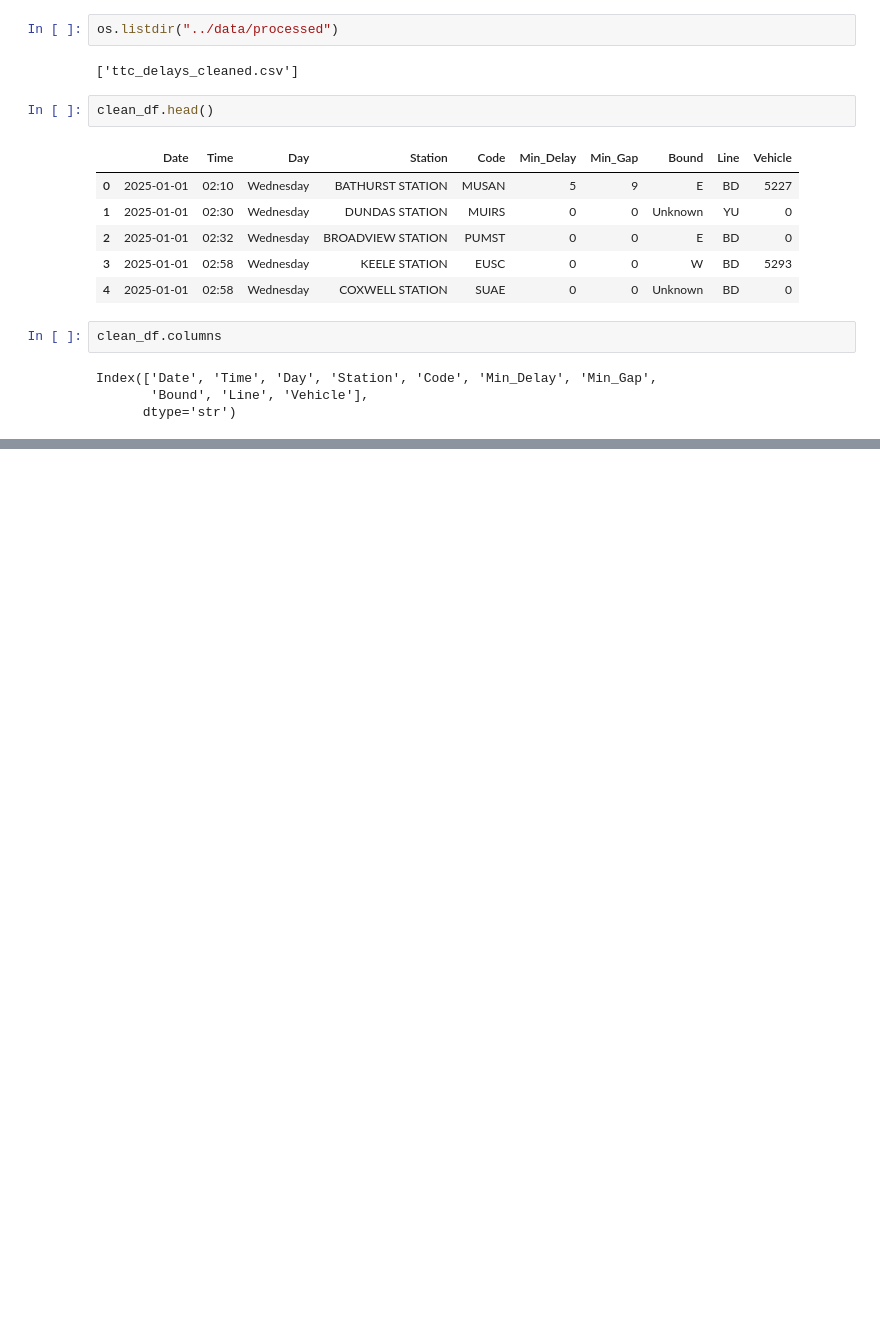
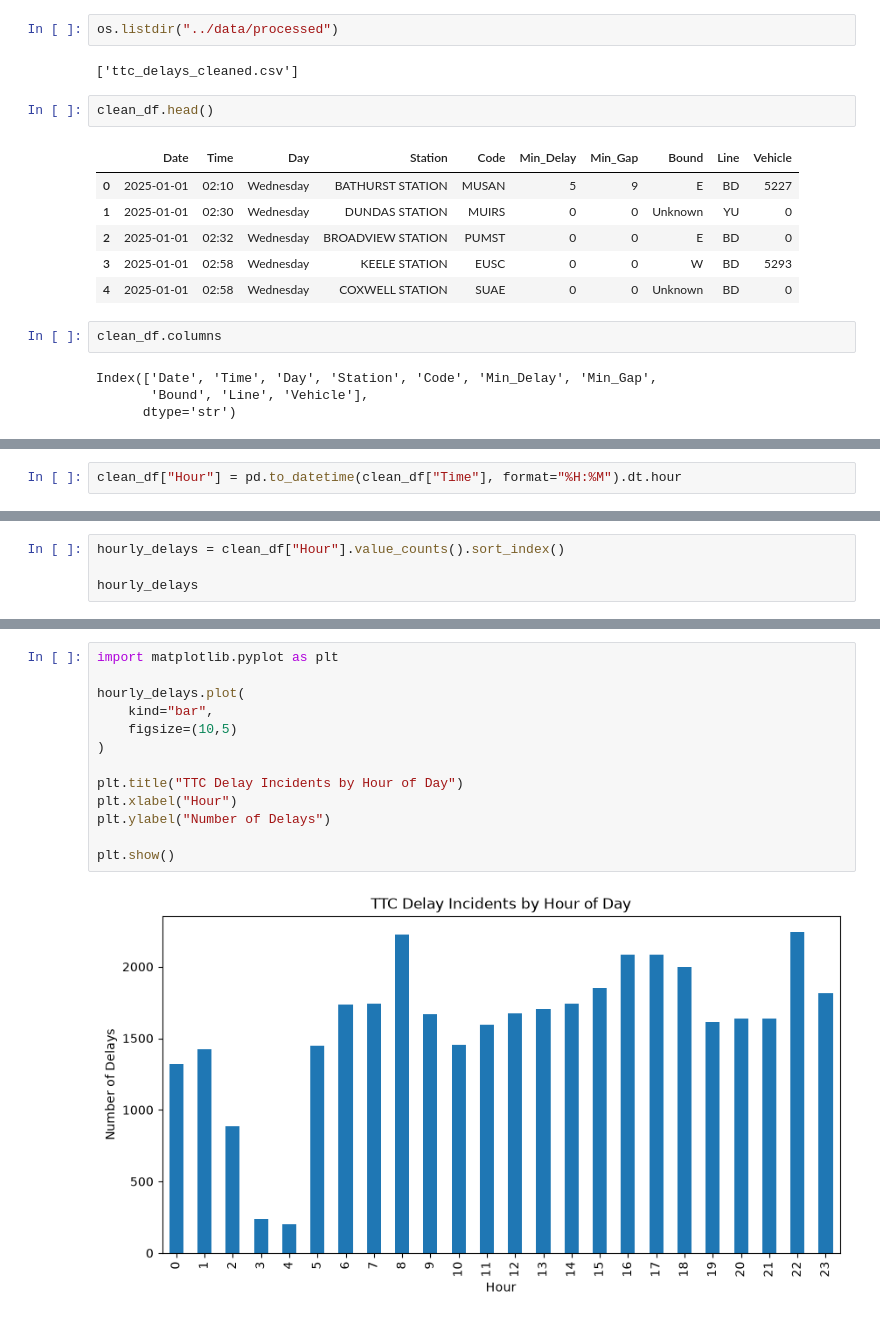
Before and after one commit to SaihajSaini/Toronto-TTC-Delay-Intelligence-Dashboard, a Jupyter notebook: Notebooks/01_ttc_data_exploration.ipynb, the cells around one changed output, grey strips where cells are left out. Saved outputs shown, nothing was run; the diff lists cells and outputs as text; blank space fills up the shorter version.

```diff
--- a/Notebooks/01_ttc_data_exploration.ipynb
+++ b/Notebooks/01_ttc_data_exploration.ipynb
@@ -320,0 +403,2 @@ Index(['Date', 'Time', 'Day', 'Station', 'Code', 'Min_Delay', 'Min_Gap',
+# %%
+clean_df["Hour"] = pd.to_datetime(clean_df["Time"], format="%H:%M").dt.hour
@@ -320,0 +414,4 @@ Index(['Date', 'Time', 'Day', 'Station', 'Code', 'Min_Delay', 'Min_Gap',
+# %%
+hourly_delays = clean_df["Hour"].value_counts().sort_index()
+
+hourly_delays
@@ -320,0 +436,15 @@ Index(['Date', 'Time', 'Day', 'Station', 'Code', 'Min_Delay', 'Min_Gap',
+# %%
+import matplotlib.pyplot as plt
+
+hourly_delays.plot(
+    kind="bar",
+    figsize=(10,5)
+)
+
+plt.title("TTC Delay Incidents by Hour of Day")
+plt.xlabel("Hour")
+plt.ylabel("Number of Delays")
+
+plt.show()
+# %% [output]
+[figure, added]
```
Also changed, not shown: parts of 7 cells of this notebook.
